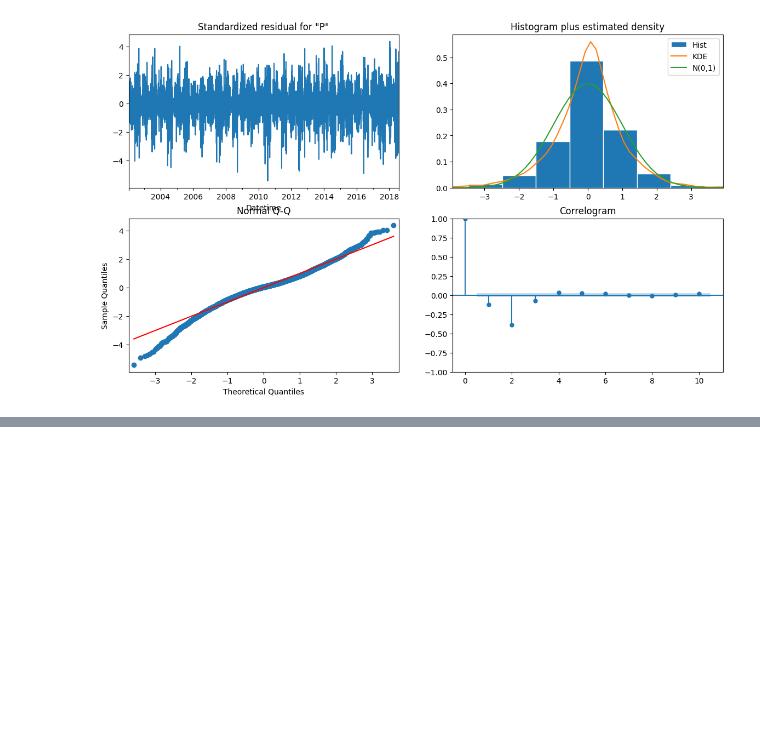
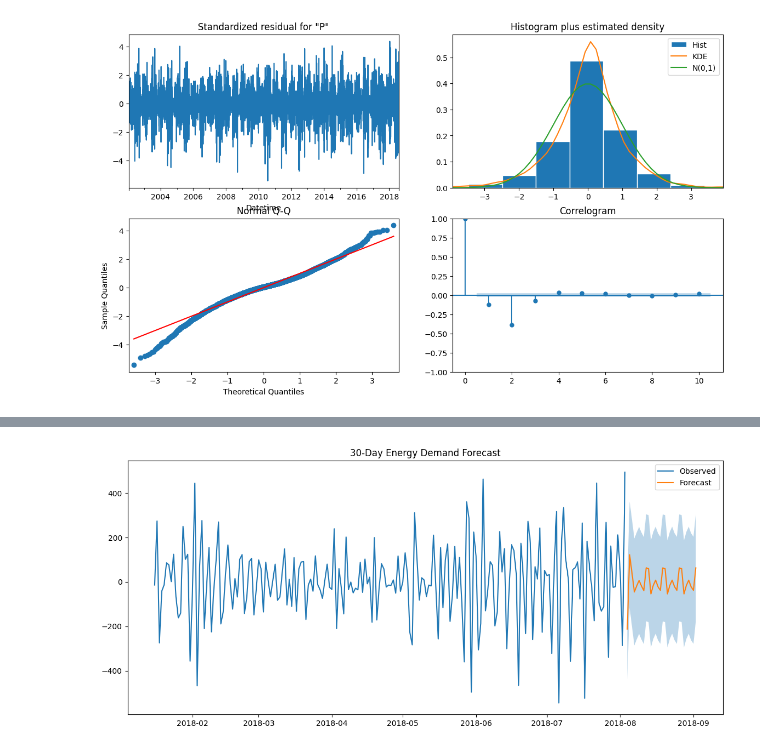
Before and after one commit to hassanh7n/TSA, a Jupyter notebook: notebooks/02_TS.ipynb, the cells around one changed output, grey strips where cells are left out. Saved outputs shown, nothing was run; the diff lists cells and outputs as text; code cells hidden in the pictures; blank space fills up the shorter version.

```diff
--- a/notebooks/02_TS.ipynb
+++ b/notebooks/02_TS.ipynb
@@ -391,3 +391,7 @@ results.plot_diagnostics(figsize=(14,8))
 # %% [output]
 [figure]
 [figure]
+# %%
+forecast = results.get_forecast(steps=30)
+forecast_df = forecast.summary_frame()
+forecast_df
@@ -393,0 +416,17 @@ results.plot_diagnostics(figsize=(14,8))
+# %%
+import matplotlib.pyplot as plt
+
+plt.figure(figsize=(14,6))
+plt.plot(df_daily[-200:], label='Observed')
+plt.plot(forecast_df['mean'], label='Forecast')
+plt.fill_between(
+    forecast_df.index,
+    forecast_df['mean_ci_lower'],
+    forecast_df['mean_ci_upper'],
+    alpha=0.3
+)
+plt.legend()
+plt.title("30-Day Energy Demand Forecast")
+plt.show()
+# %% [output]
+[figure, added]
```
Also changed, not shown: parts of 2 cells of this notebook.
